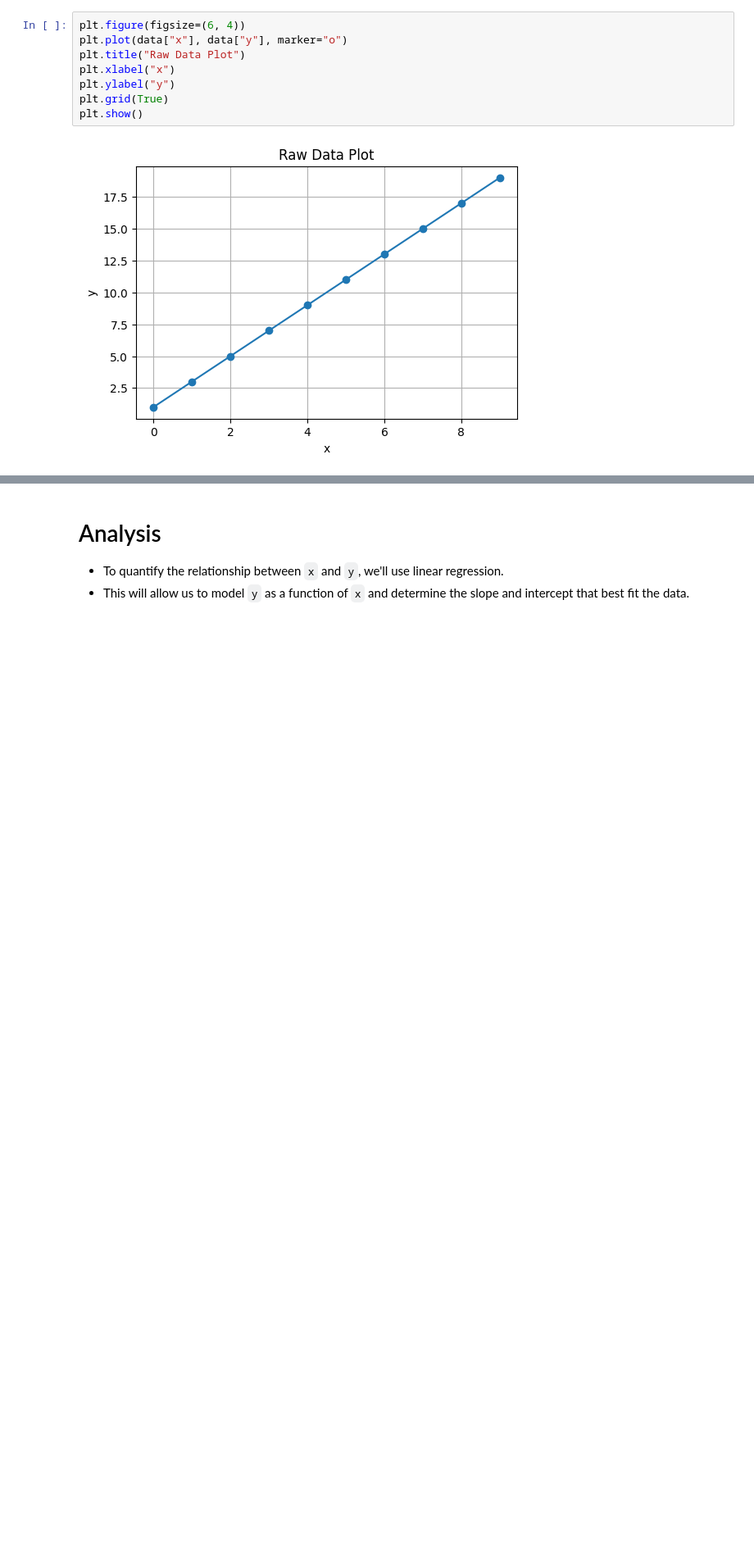
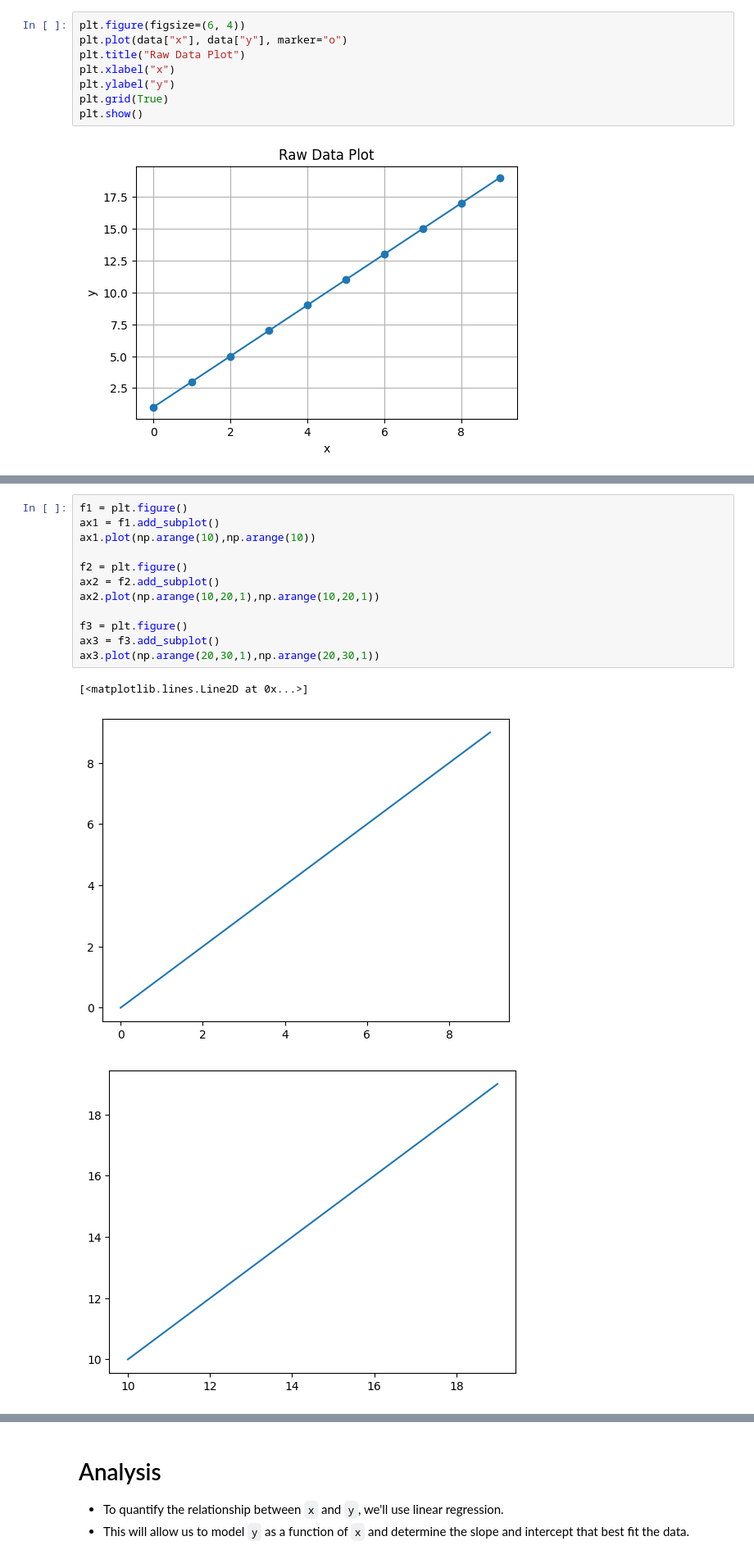
Before and after one commit to JenDobson/jupdeck, a Jupyter notebook: examples/data/rich_demo_notebook_realtext.ipynb, the cells around one changed output, grey strips where cells are left out. Shown at 82% size. Saved outputs shown, nothing was run; the diff lists cells and outputs as text; blank space fills up the shorter version.

Commit message:
Render multiple images from cells and images from markdown

```diff
--- a/examples/data/rich_demo_notebook_realtext.ipynb
+++ b/examples/data/rich_demo_notebook_realtext.ipynb
@@ -47,0 +56,16 @@ plt.show()
+# %%
+f1 = plt.figure()
+ax1 = f1.add_subplot()
+ax1.plot(np.arange(10),np.arange(10))
+
+f2 = plt.figure()
+ax2 = f2.add_subplot()
+ax2.plot(np.arange(10,20,1),np.arange(10,20,1))
+
+f3 = plt.figure()
+ax3 = f3.add_subplot()
+ax3.plot(np.arange(20,30,1),np.arange(20,30,1))
+# %% [output]
+[<matplotlib.lines.Line2D at 0x...>]
+[figure, added]
+[figure, added]
```
Also changed, not shown: parts of 6 cells of this notebook, 11 other files.
